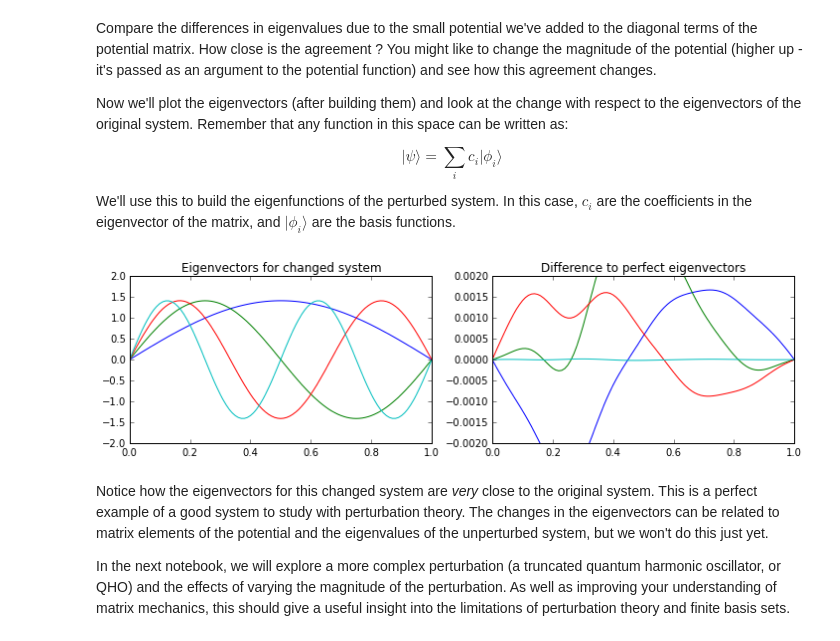
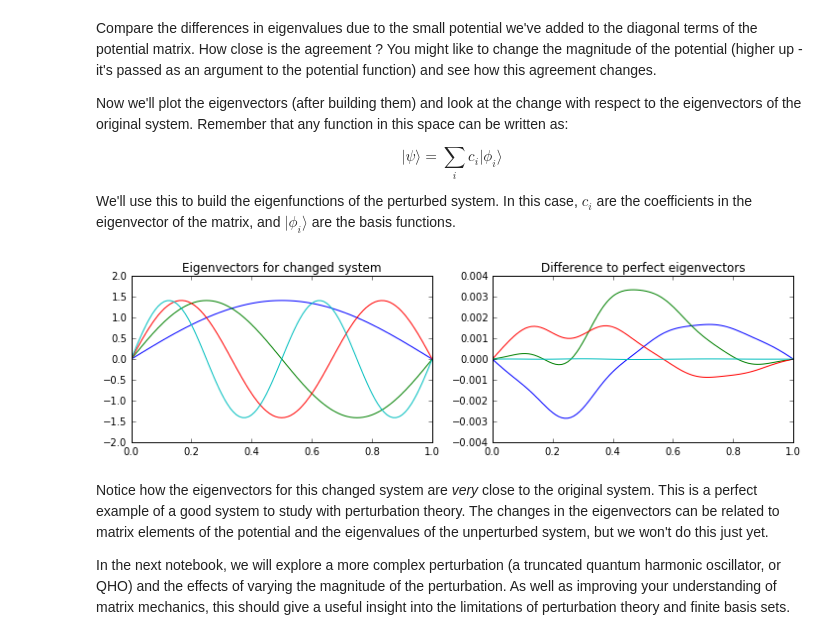
Before and after one commit to davidbowler/PHAS3226, a Jupyter notebook: 2a. Solving for eigenvalues and eigenvectors (Clear Variables).ipynb, the cells around one changed output. Drawn from its saved outputs; the diff is of its cells as text; code cells hidden in the pictures.

```diff
--- a/2a. Solving for eigenvalues and eigenvectors (Clear Variables).ipynb
+++ b/2a. Solving for eigenvalues and eigenvectors (Clear Variables).ipynb
@@ -36,7 +36,7 @@ x_spacing = square_well_width/(number_of_x_points - 1)
 # Integrate two functions over the width of the well
 # NB this is a VERY simple integration routine: there are much better ways
 def integrate_functions(function1,function2,dx):
-    """Integrate two functions over defined x range with spacing dx"""
+    """Integrate the product of two functions over defined x range with spacing dx"""
     # We use the NumPy dot function here instead of iterating over array elements
     integral = dx*np.dot(function1,function2)
     return integral
@@ -60,12 +60,12 @@ We have now set up all the mechanics that we need to create matrices for differe
 # %%
 # Define constants - here I use atomic units
 hbar = 1.0
-hbar_squared = hbar*hbar
+hbar_squared = hbar**2
 m_e = 1.0 # Mass of the electron
 two_m_e = 2.0*m_e
 # These are not needed but are easier
-pi_squared = np.pi*np.pi
-square_well_width_squared = square_well_width*square_well_width
+pi_squared = np.pi**2
+square_well_width_squared = square_well_width**2
 
 # Define the potential in the square well
 def square_well_perturbing_potential(x,perturbing_potential,potential_magnitude):
@@ -222,23 +222,23 @@ We'll use this to build the eigenfunctions of the perturbed system.  In this cas
 # %%
 # Define a figure to take two plots
 fig = pl.figure(figsize=[12,3])
 # Add subplots: number in y, x, index number
 ax = fig.add_subplot(121,autoscale_on=False,xlim=(0,1),ylim=(-2,2))
 ax.set_title("Eigenvectors for changed system")
-ax2 = fig.add_subplot(122,autoscale_on=False,xlim=(0,1),ylim=(-0.002,0.002))
+ax2 = fig.add_subplot(122,autoscale_on=False,xlim=(0,1),ylim=(-0.004,0.004))
 ax2.set_title("Difference to perfect eigenvectors")
 for m in range(4): # Plot the first four states
     psi = np.zeros(number_of_x_points)
     for i in range(number_of_basis_functions):
         psi = psi+eigenvectors[i,m]*basis_functions[i]
     if eigenvectors[m,m] < 0:  # This is just to ensure that psi and the basis function have the same phase
         psi = -psi
     ax.plot(x,psi)
     # Now subtract the unperturbed eigenvector to see the change from the perturbation
     psi = psi - basis_functions[m]
     ax2.plot(x,psi)
 # %% [output]
-[figure, old version]
+[figure, new version]
 # %% [markdown]
 Notice how the eigenvectors for this changed system are *very* close to the original system.  This is a perfect example of a good system to study with perturbation theory.  The changes in the eigenvectors can be related to matrix elements of the potential and the eigenvalues of the unperturbed system, but we won't do this just yet.
 
```
Also changed, not shown: parts of 1 cell of this notebook.
